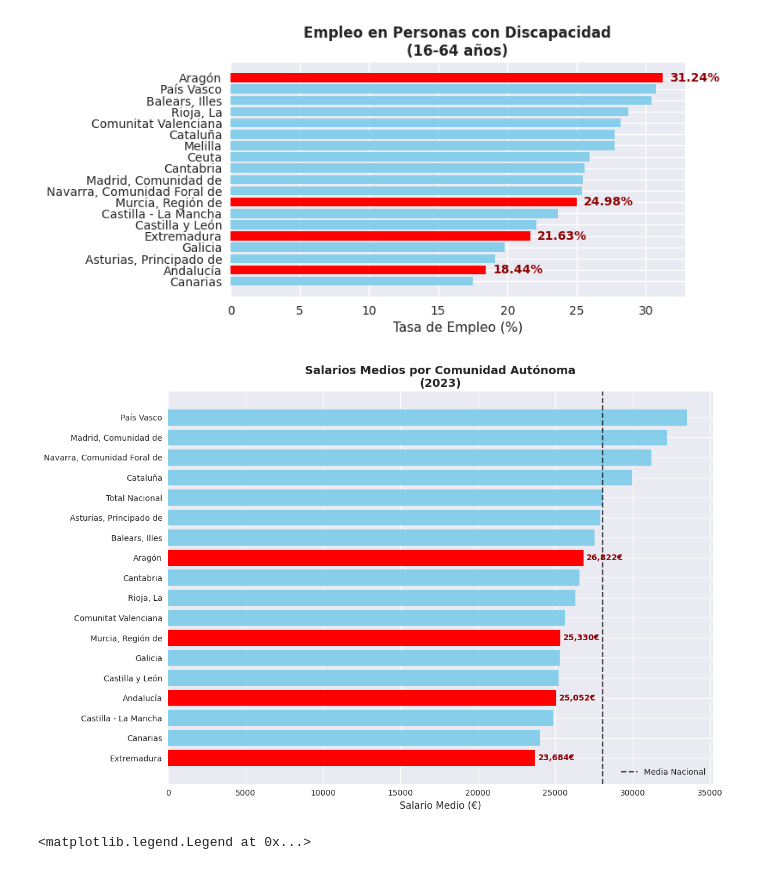
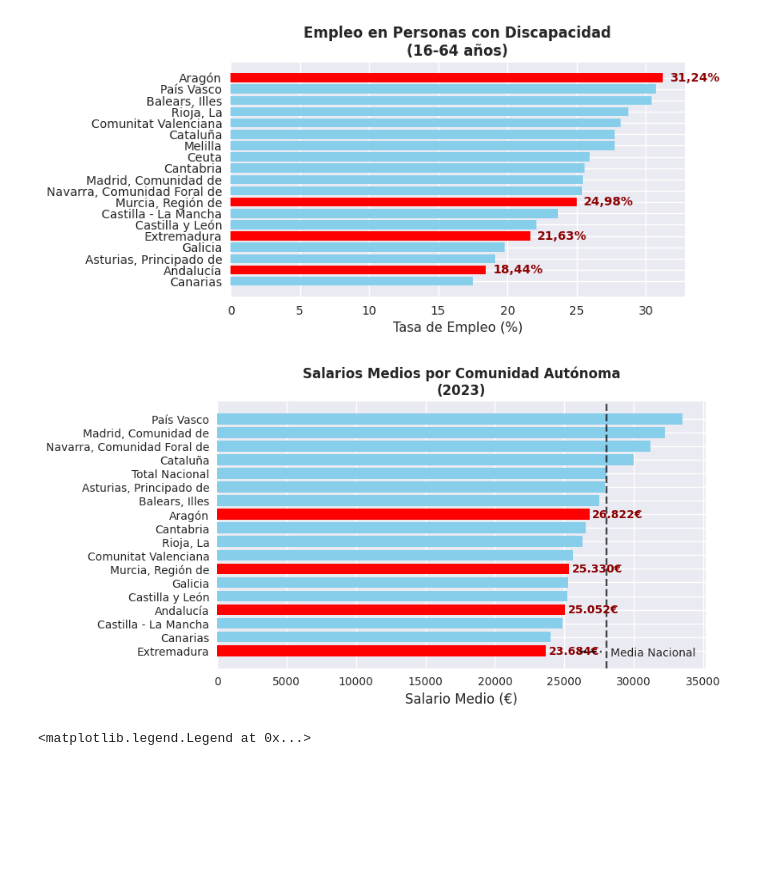
Before and after one commit to joselius16/adapted-work, a Jupyter notebook: notebooks/01_decide_pages.ipynb, the cells around one changed output. Saved outputs shown, nothing was run; the diff lists cells and outputs as text; code cells hidden in the pictures; blank space fills up the shorter version.

```diff
--- a/notebooks/01_decide_pages.ipynb
+++ b/notebooks/01_decide_pages.ipynb
@@ -170,7 +170,7 @@ valores_list = df_desempleo['Desempleo_Discapacidad'].to_list()
 
 for i, (bar, val) in enumerate(zip(bars1, valores_list)):
     if comunidades_list[i] in comunidades_objetivo:
-        ax1.text(val + 0.1, bar.get_y() + bar.get_height()/2, f'{val}%',
+        ax1.text(val + 0.1, bar.get_y() + bar.get_height()/2, f'{val}%'.replace('.', ','),
                 va='center', fontweight='bold', color='darkred')
 # %% [output]
 [figure]
@@ -207,40 +207,49 @@ ax2.set_title('Empleo en Personas con Discapacidad\n(16-64 años)', fontweight='
 # Añadir valores en las barras para comunidades objetivo
 for i, (bar, val) in enumerate(zip(bars2, valores_empleo)):
     if comunidades_empleo[i] in comunidades_objetivo:
-        ax2.text(val + 0.5, bar.get_y() + bar.get_height()/2, f'{val}%',
+
+        ax2.text(val + 0.5, bar.get_y() + bar.get_height()/2, f'{val}%'.replace('.', ','),
                 va='center', fontweight='bold', color='darkred')
 # %% [output]
 [figure]
-# %%
-# Primero, procesar los datos de salarios correctamente
-valores_salarios_numericos = []
-for val in df_salarios['Salario_Medio'].to_list():
-    if isinstance(val, str):
-        # Remover comas, puntos y € para convertir a float
-        val_limpio = val.replace('.', '').replace(',', '.').replace('€', '').strip()
-        valores_salarios_numericos.append(float(val_limpio))
-    else:
-        valores_salarios_numericos.append(float(val))
-
-# Crear gráfico individual grande
-plt.figure(figsize=(12, 8))
-colors3 = highlight_bars(plt.gca(), comunidades_salarios, comunidades_objetivo)
-bars3 = plt.barh(comunidades_salarios, valores_salarios_numericos, color=colors3)
-plt.xlabel('Salario Medio (€)', fontsize=12)
-plt.title('Salarios Medios por Comunidad Autónoma\n(2023)', fontweight='bold', fontsize=14)
-plt.axvline(x=28049.94, color='black', linestyle='--', alpha=0.7, label='Media Nacional')
-plt.legend()
-
-# Añadir valores en las barras
-for i, (bar, val) in enumerate(zip(bars3, valores_salarios_numericos)):
-    if comunidades_salarios[i] in comunidades_objetivo:
-        plt.text(val + 200, bar.get_y() + bar.get_height()/2, f'{val:,.0f}€',
-                va='center', fontweight='bold', color='darkred')
-
-plt.tight_layout()
-plt.show()
-# %% [output]
-[figure, removed]
+# %%
+plt.figure(figsize=(15, 12))  # ¡CAMBIADO! Mismo tamaño que el primero
+
+comunidades_salarios = df_salarios['Comunidad'].to_list()
+
+# Procesar los datos de salarios correctamente
+valores_salarios_numericos = []
+for val in df_salarios['Salario_Medio'].to_list():
+    if isinstance(val, str):
+        # Remover comas, puntos y € para convertir a float
+        val_limpio = val.replace('.', '').replace(',', '.').replace('€', '').strip()
+        valores_salarios_numericos.append(float(val_limpio))
+    else:
+        valores_salarios_numericos.append(float(val))
+
+# Crear subplot igual que el primero (en lugar de gráfico individual)
+ax3 = plt.subplot(3, 2, 2)  # ¡CAMBIADO! Usar subplot como el primero
+colors3 = highlight_bars(ax3, comunidades_salarios, comunidades_objetivo)  # ¡CAMBIADO! ax3 en lugar de plt.gca()
+bars3 = ax3.barh(comunidades_salarios, valores_salarios_numericos, color=colors3)
+ax3.set_xlabel('Salario Medio (€)', fontsize=12)  # ¡CAMBIADO! ax3 y fontsize consistente
+ax3.set_title('Salarios Medios por Comunidad Autónoma\n(2023)', fontweight='bold', fontsize=12)  # ¡CAMBIADO! ax3 y fontsize 12
+
+# Línea de media nacional
+ax3.axvline(x=28049.94, color='black', linestyle='--', alpha=0.7, label='Media Nacional')  # ¡CAMBIADO! ax3
+ax3.legend(loc='lower right')  # ¡CAMBIADO! Posición abajo a la derecha
+
+# Añadir valores en las barras para comunidades objetivo (con puntos en lugar de comas)
+for i, (bar, val) in enumerate(zip(bars3, valores_salarios_numericos)):
+    if comunidades_salarios[i] in comunidades_objetivo:
+        # Formatear con puntos en lugar de comas
+        val_formateado = f'{val:,.0f}€'.replace(',', '.')
+        ax3.text(val + 200, bar.get_y() + bar.get_height()/2, val_formateado,
+                va='center', fontweight='bold', color='darkred')
+
+plt.tight_layout()  # ¡AÑADIDO! Layout consistente
+plt.show()
+# %% [output]
+[figure, added]
 # %%
 # 4. Gráfico de Radar - Índice de Vulnerabilidad
 ax4 = plt.subplot(3, 2, 4, projection='polar')
```
Also changed, not shown: parts of 3 cells of this notebook, 12 other files.
